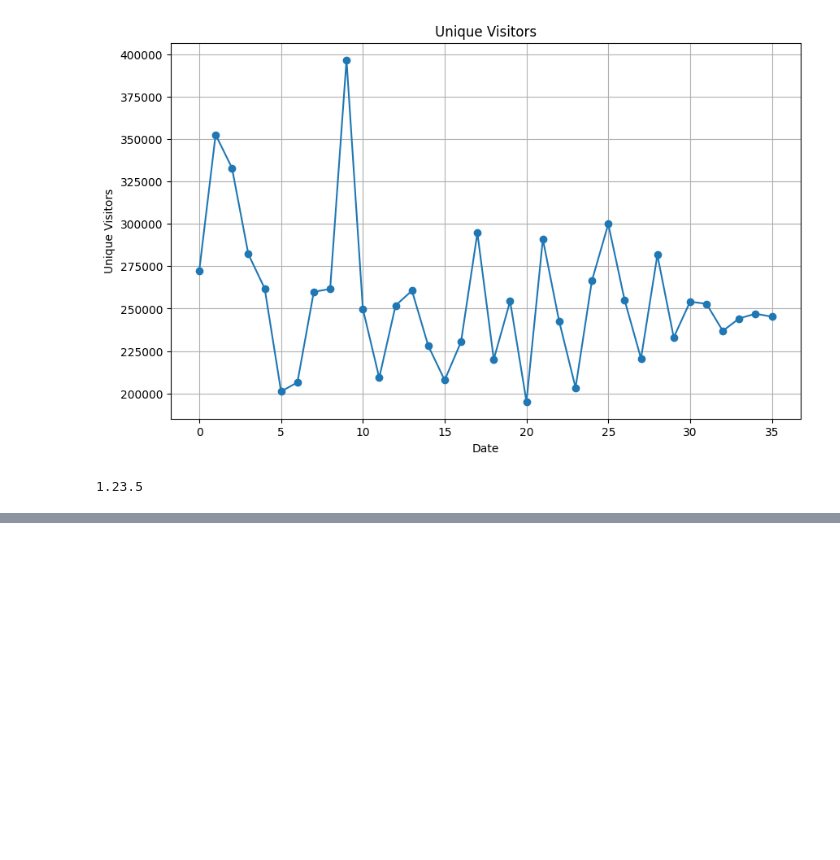
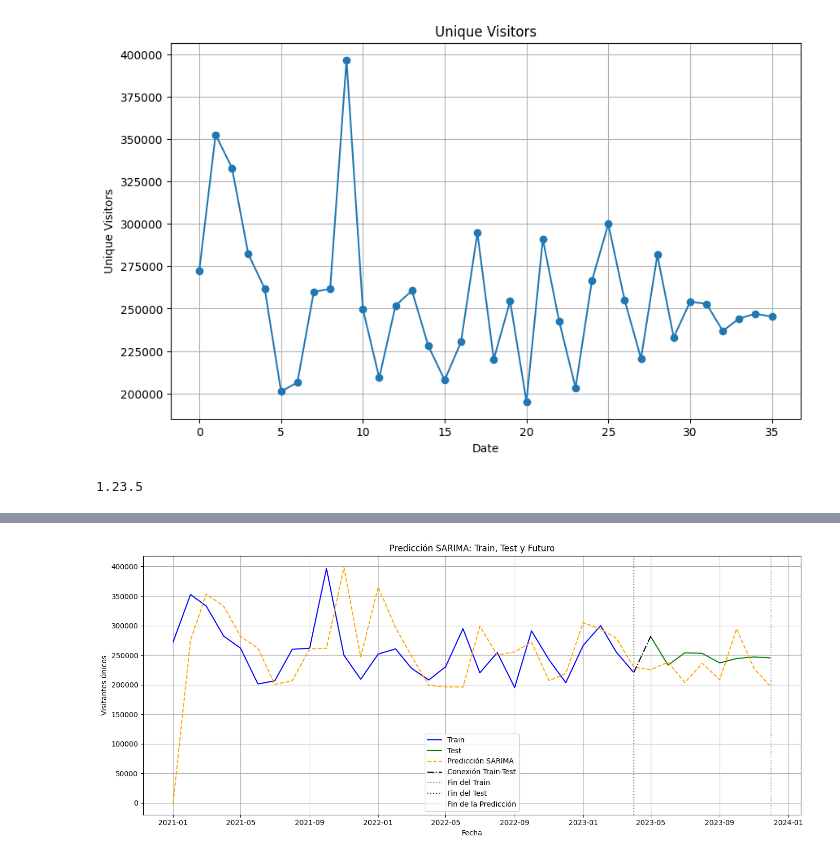
Before and after one commit to josean9/IA-Casos, a Jupyter notebook: notebooks/notebook1_eda.ipynb, the cells around one changed output, grey strips where cells are left out. Cells and saved outputs as stored; diff of their text form; code cells hidden in the pictures; blank space fills up the shorter version.

```diff
--- a/notebooks/notebook1_eda.ipynb
+++ b/notebooks/notebook1_eda.ipynb
@@ -196,0 +221,53 @@ Warnings:
+# %%
+# 1. Predicción desde el inicio hasta 6 meses más allá del test
+start_index = 0
+end_index = 35  # 36 (último del test) + 6 meses futuros
+
+# 2. Predicción SARIMA (usa datos reales, no dinámica)
+full_prediction = sarima_result.predict(start=start_index, end=end_index, dynamic=False)
+
+# 3. Crear índice de fechas correcto (iniciando en enero 2021, ajusta si usas otro inicio)
+prediction_index = pd.date_range(start='2021-01-01', periods=len(full_prediction), freq='MS')
+
+# 4. DataFrame con predicción y fechas correctas
+prediction_df = pd.DataFrame({'predicted': full_prediction})
+prediction_df.index = prediction_index  # Muy importante: usar el índice de fechas
+
+# 5. Reasignar fechas a train y test
+date_index = pd.date_range(start='2021-01-01', periods=36, freq='MS')  # train (0-24) + test (25-35)
+train.index = date_index[:len(train)]
+test.index = date_index[len(train):]
+
+# 6. Gráfico completo
+plt.figure(figsize=(14, 6))
+
+# Datos reales: train y test
+plt.plot(train.index, train['Unique_visitors'], label='Train', color='blue')
+plt.plot(test.index, test['Unique_visitors'], label='Test', color='green')
+
+# Predicción SARIMA completa
+plt.plot(prediction_df.index, prediction_df['predicted'], label='Predicción SARIMA', color='orange', linestyle='--')
+
+# Línea conectando fin de train con inicio de test
+plt.plot(
+    [train.index[-1], test.index[0]],
+    [train['Unique_visitors'].iloc[-1], test['Unique_visitors'].iloc[0]],
+    color='black',
+    linestyle='-.',
+    label='Conexión Train-Test'
+)
+
+# Líneas verticales para separar zonas
+plt.axvline(x=train.index[-1], color='gray', linestyle=':', label='Fin del Train')
+plt.axvline(x=test.index[-1], color='purple', linestyle=':', label='Fin del Test')
+plt.axvline(x=prediction_df.index[-1], color='lightblue', linestyle=':', label='Fin de la Predicción')
+
+plt.title('Predicción SARIMA: Train, Test y Futuro')
+plt.xlabel('Fecha')
+plt.ylabel('Visitantes únicos')
+plt.legend()
+plt.grid(True)
+plt.tight_layout()
+plt.show()
+# %% [output]
+[figure, added]
```
Also changed, not shown: parts of 17 cells of this notebook.
